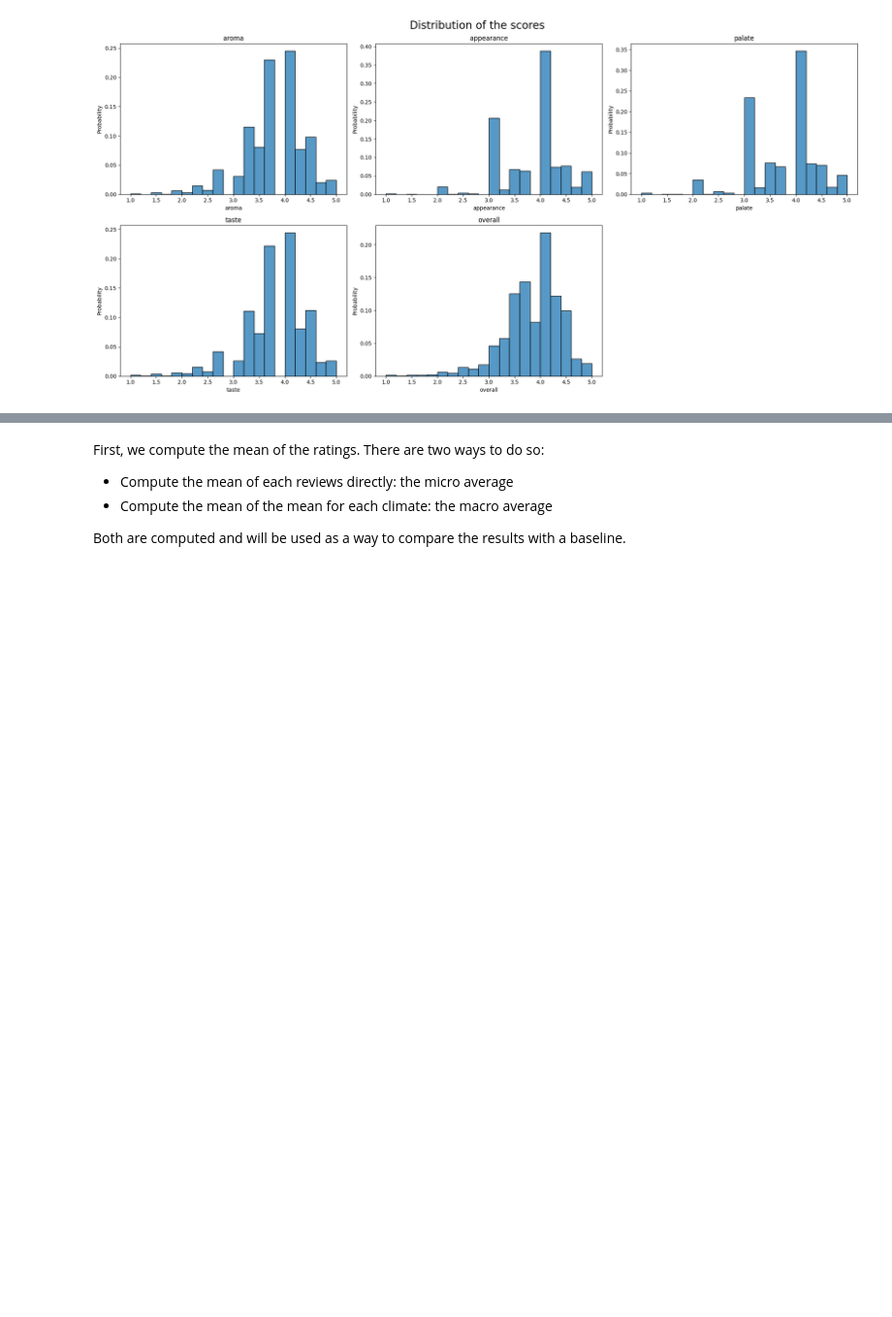
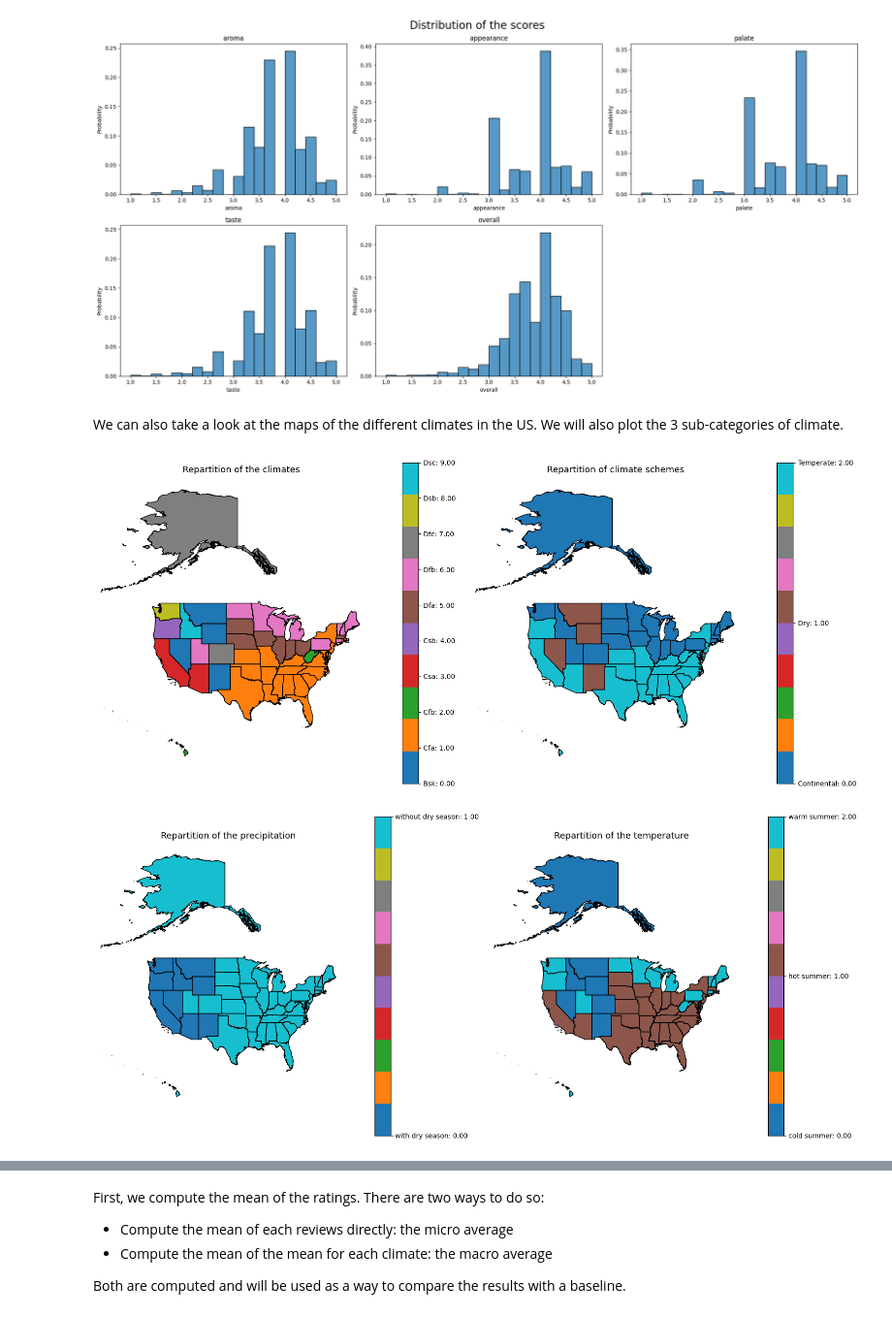
Before and after one commit to epfl-ada/ada-2023-project-riskybiscuits, a Jupyter notebook: main.ipynb, the cells around one changed output, grey strips where cells are left out. Shown at 97% size. Drawn from its saved outputs; the diff is of its cells as text; code cells hidden in the pictures; blank space fills up the shorter version.

```diff
--- a/main.ipynb
+++ b/main.ipynb
@@ -117,4 +119,19 @@ plt.tight_layout()
 plt.show()
 # %% [output]
 [figure]
+# %% [markdown]
+We can also take a look at the maps of the different climates in the US. We will also plot the 3 sub-categories of climate.
+# %%
+climate_df = pd.read_csv("data/climate_classified.csv")
+
+climate_df["climate_code"] = climate_df["climate"].astype("category").cat.codes
+climate_df["scheme_code"] = climate_df["scheme"].astype("category").cat.codes
+climate_df["precipitation_code"] = climate_df["seasonal_precipitation"].astype("category").cat.codes
+climate_df["temperature_code"] = climate_df["heat_level"].astype("category").cat.codes
+
+plot_climate_multiple_stats(climate_df, ["climate_code", "scheme_code"], ["Repartition of the climates", "Repartition of climate schemes"], ["climate", "scheme"], cmap_name="tab10", separate_colorbars=True)
+plot_climate_multiple_stats(climate_df, ["precipitation_code", "temperature_code"], ["Repartition of the precipitation", "Repartition of the temperature"], ["seasonal_precipitation", "heat_level"], cmap_name="tab10", separate_colorbars=True)
+# %% [output]
+[figure, added]
+[figure, added]
 # %% [markdown]
```
Also changed, not shown: parts of 11 cells of this notebook.
